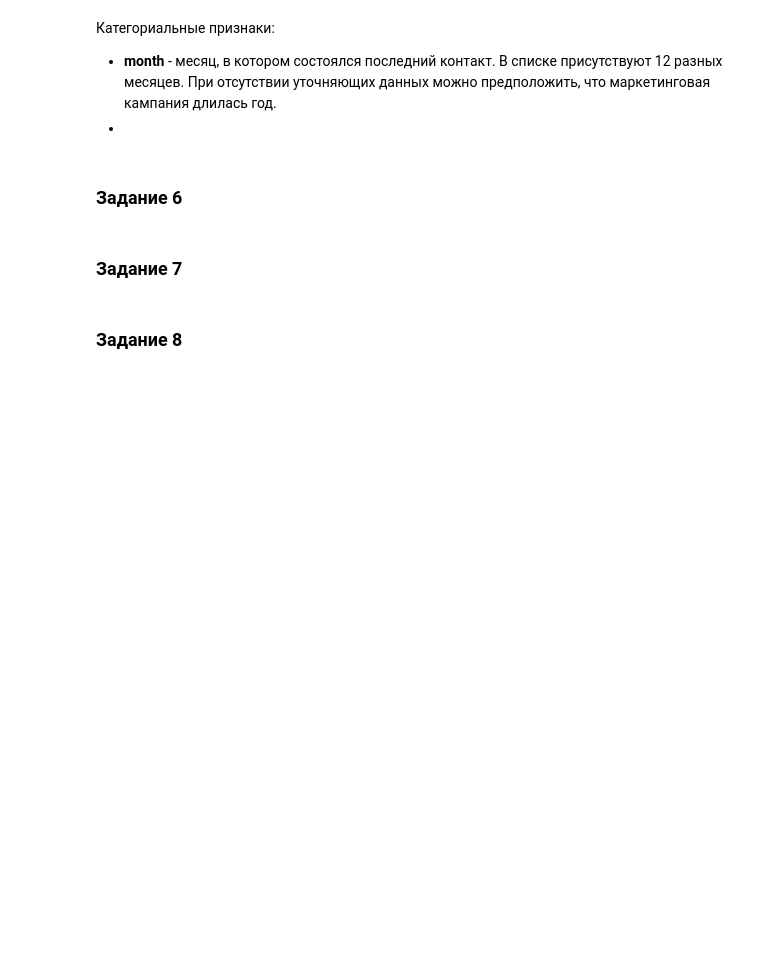
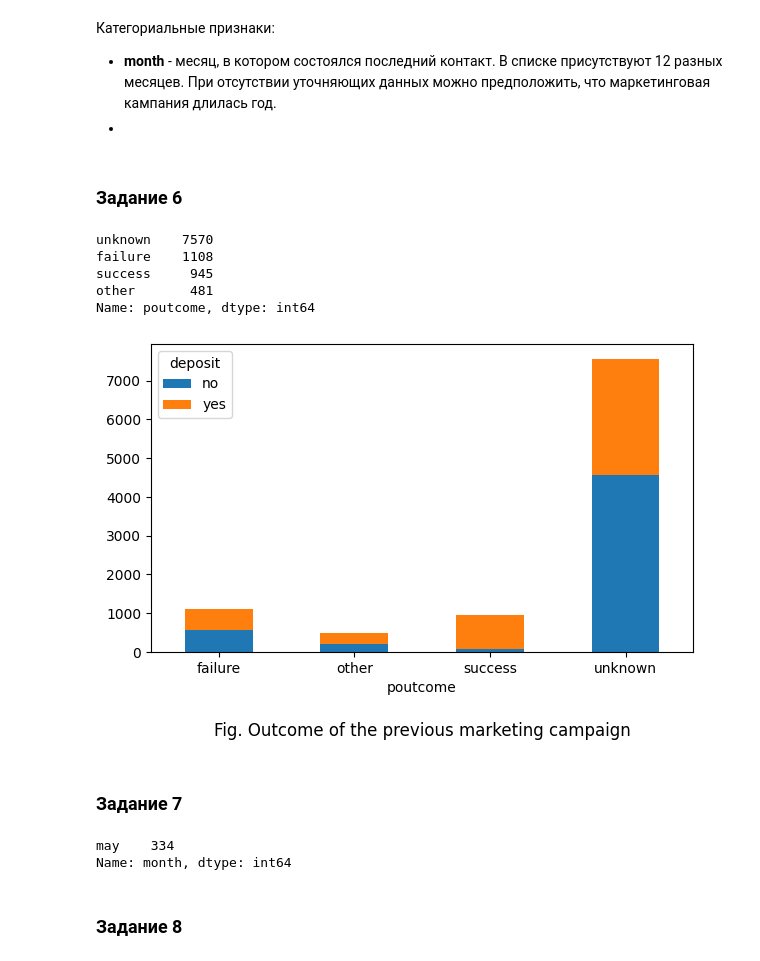
Before and after one commit to Alex1iv/Deposit-subscription, a Jupyter notebook: notebooks/Project_en.ipynb, the cells around one changed output. Cells and saved outputs as stored; diff of their text form; code cells hidden in the pictures; blank space fills up the shorter version.

```diff
--- a/notebooks/Project_en.ipynb
+++ b/notebooks/Project_en.ipynb
@@ -401,11 +374,28 @@ array(['may', 'jun', 'jul', 'aug', 'oct', 'nov', 'dec', 'jan', 'feb',
 ### Задание 6
 # %%
 # Узнайте, для какого статуса предыдущей маркетинговой кампании успех в текущей превалирует над количеством неудач.
-# ваш код
+data['poutcome'].value_counts()
+# %% [output]
+unknown    7570
+failure    1108
+success     945
+other       481
+Name: poutcome, dtype: int64
+# %%
+types = data.groupby("poutcome")['deposit'].value_counts(normalize=False).unstack()
+fig, ax = plt.subplots(figsize=(7, 4))
+types.plot(kind='bar', stacked='True', ax=ax)
+ax.tick_params(axis='x', rotation=0)
+ax.set_title('Fig. Outcome of the previous marketing campaign', y=-0.3);
+# %% [output]
+[figure, added]
 # %% [markdown]
 ### Задание 7
 # %%
 # узнайте, в каком месяце чаще всего отказывались от предложения открыть депозит
-# ваш код
+data[data['poutcome']=='failure']['month'].value_counts().head(1)
+# %% [output]
+may    334
+Name: month, dtype: int64
 # %% [markdown]
 ### Задание 8
```
Also changed, not shown: parts of 18 cells of this notebook.
